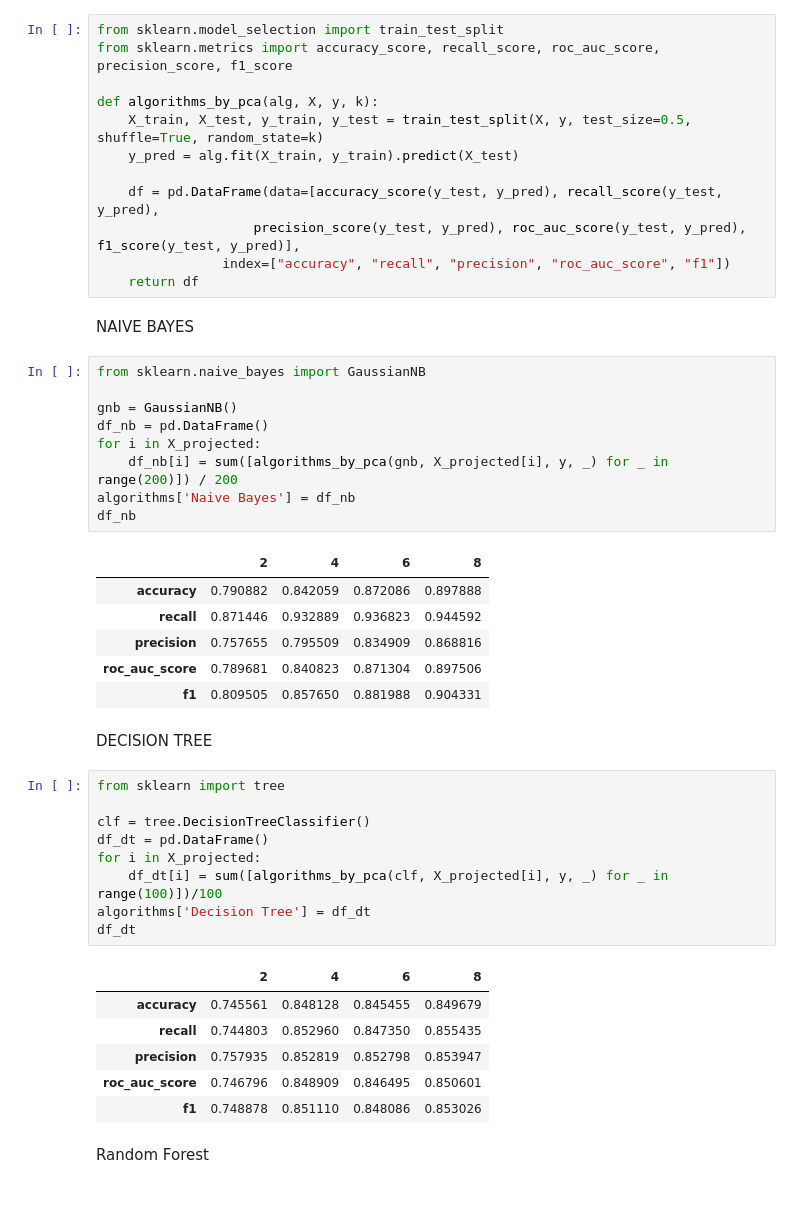
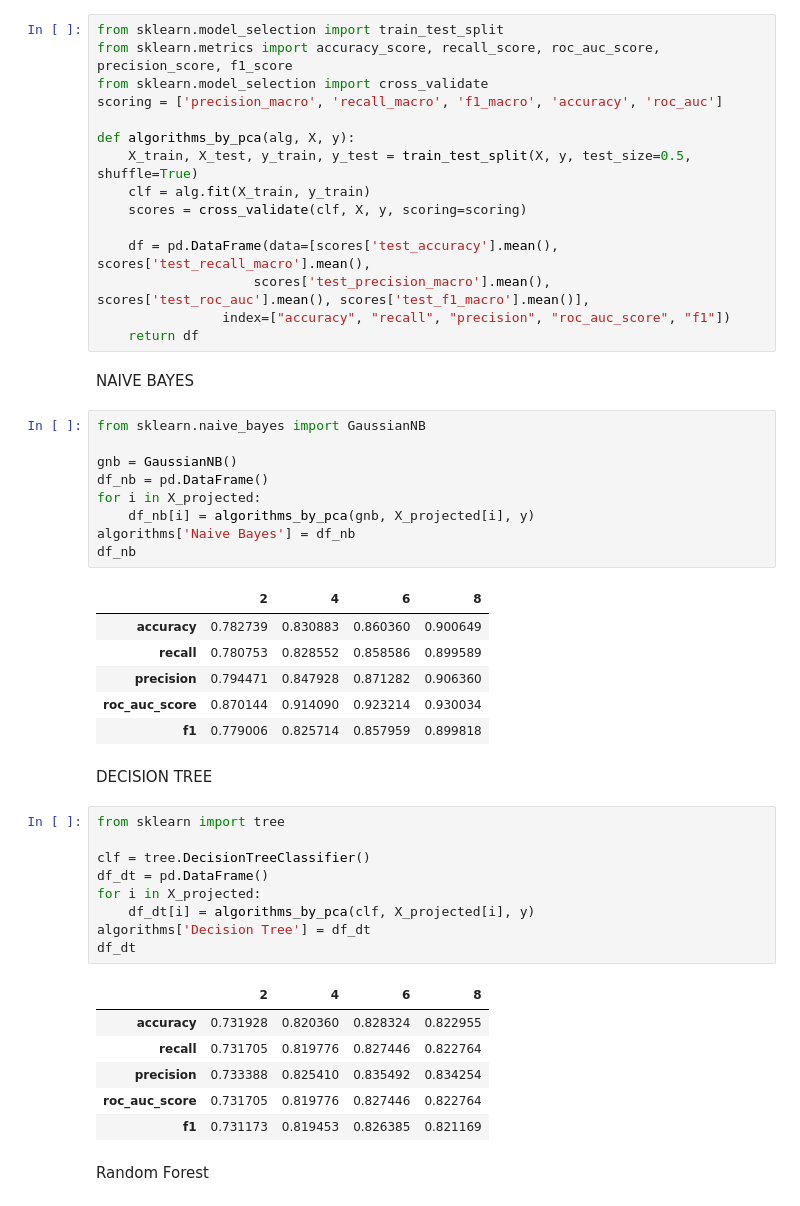
Before and after one commit to eldarst/Diploma, a Jupyter notebook: pca.ipynb, the cells around one changed output. Drawn from its saved outputs; the diff is of its cells as text.

```diff
--- a/pca.ipynb
+++ b/pca.ipynb
@@ -110,13 +110,16 @@ algorithms = {}
 # %%
 from sklearn.model_selection import train_test_split
 from sklearn.metrics import accuracy_score, recall_score, roc_auc_score, precision_score, f1_score
+from sklearn.model_selection import cross_validate
+scoring = ['precision_macro', 'recall_macro', 'f1_macro', 'accuracy', 'roc_auc']
 
-def algorithms_by_pca(alg, X, y, k):
-    X_train, X_test, y_train, y_test = train_test_split(X, y, test_size=0.5, shuffle=True, random_state=k)
-    y_pred = alg.fit(X_train, y_train).predict(X_test)
+def algorithms_by_pca(alg, X, y):
+    X_train, X_test, y_train, y_test = train_test_split(X, y, test_size=0.5, shuffle=True)
+    clf = alg.fit(X_train, y_train)
+    scores = cross_validate(clf, X, y, scoring=scoring)
 
-    df = pd.DataFrame(data=[accuracy_score(y_test, y_pred), recall_score(y_test, y_pred),
-                    precision_score(y_test, y_pred), roc_auc_score(y_test, y_pred), f1_score(y_test, y_pred)],
+    df = pd.DataFrame(data=[scores['test_accuracy'].mean(), scores['test_recall_macro'].mean(),
+                    scores['test_precision_macro'].mean(), scores['test_roc_auc'].mean(), scores['test_f1_macro'].mean()],
                 index=["accuracy", "recall", "precision", "roc_auc_score", "f1"])
     return df
 # %% [markdown]
@@ -124,19 +127,19 @@ NAIVE BAYES
 # %%
 from sklearn.naive_bayes import GaussianNB
 
 gnb = GaussianNB()
 df_nb = pd.DataFrame()
 for i in X_projected:
-    df_nb[i] = sum([algorithms_by_pca(gnb, X_projected[i], y, _) for _ in range(200)]) / 200
+    df_nb[i] = algorithms_by_pca(gnb, X_projected[i], y)
 algorithms['Naive Bayes'] = df_nb
 df_nb
 # %% [output]
 |  | 2 | 4 | 6 | 8 |
-| accuracy | 0.790882 | 0.842059 | 0.872086 | 0.897888 |
-| recall | 0.871446 | 0.932889 | 0.936823 | 0.944592 |
-| precision | 0.757655 | 0.795509 | 0.834909 | 0.868816 |
-| roc_auc_score | 0.789681 | 0.840823 | 0.871304 | 0.897506 |
-| f1 | 0.809505 | 0.857650 | 0.881988 | 0.904331 |
+| accuracy | 0.782739 | 0.830883 | 0.860360 | 0.900649 |
+| recall | 0.780753 | 0.828552 | 0.858586 | 0.899589 |
+| precision | 0.794471 | 0.847928 | 0.871282 | 0.906360 |
+| roc_auc_score | 0.870144 | 0.914090 | 0.923214 | 0.930034 |
+| f1 | 0.779006 | 0.825714 | 0.857959 | 0.899818 |
 # %% [markdown]
 DECISION TREE
 # %%
@@ -145,16 +148,16 @@ from sklearn import tree
 clf = tree.DecisionTreeClassifier()
 df_dt = pd.DataFrame()
 for i in X_projected:
-    df_dt[i] = sum([algorithms_by_pca(clf, X_projected[i], y, _) for _ in range(100)])/100
+    df_dt[i] = algorithms_by_pca(clf, X_projected[i], y)
 algorithms['Decision Tree'] = df_dt
 df_dt
 # %% [output]
 |  | 2 | 4 | 6 | 8 |
-| accuracy | 0.745561 | 0.848128 | 0.845455 | 0.849679 |
-| recall | 0.744803 | 0.852960 | 0.847350 | 0.855435 |
-| precision | 0.757935 | 0.852819 | 0.852798 | 0.853947 |
-| roc_auc_score | 0.746796 | 0.848909 | 0.846495 | 0.850601 |
-| f1 | 0.748878 | 0.851110 | 0.848086 | 0.853026 |
+| accuracy | 0.731928 | 0.820360 | 0.828324 | 0.822955 |
+| recall | 0.731705 | 0.819776 | 0.827446 | 0.822764 |
+| precision | 0.733388 | 0.825410 | 0.835492 | 0.834254 |
+| roc_auc_score | 0.731705 | 0.819776 | 0.827446 | 0.822764 |
+| f1 | 0.731173 | 0.819453 | 0.826385 | 0.821169 |
 # %% [markdown]
 Random Forest
 # %%
```
Also changed, not shown: parts of 10 cells of this notebook, 1 other file.
